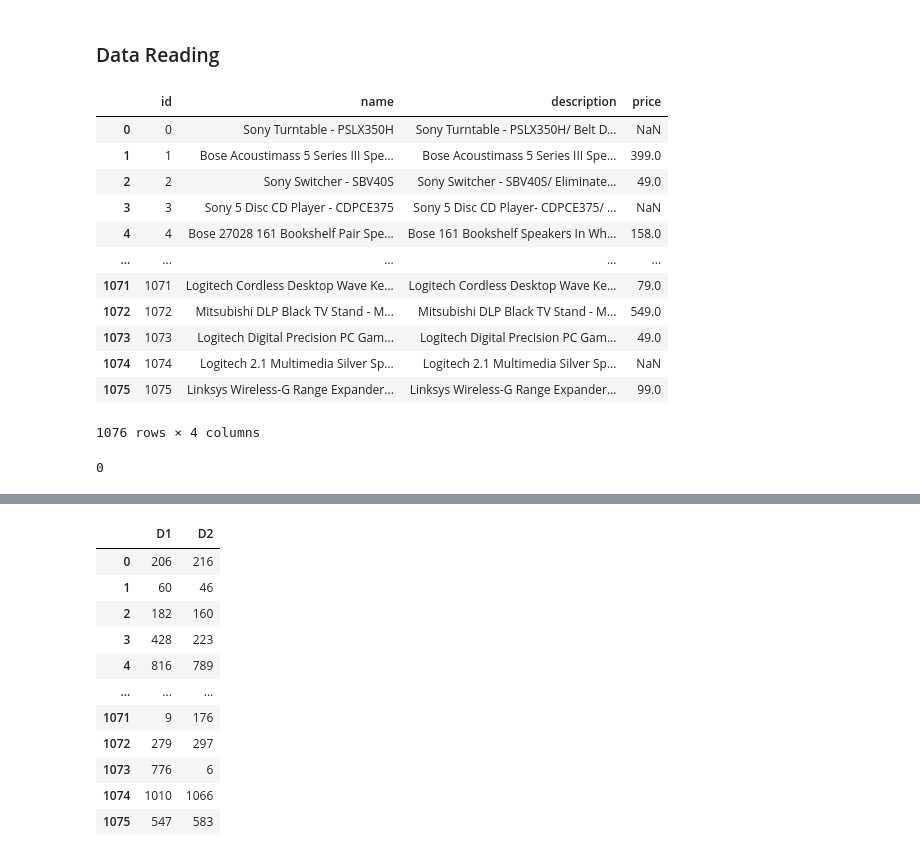
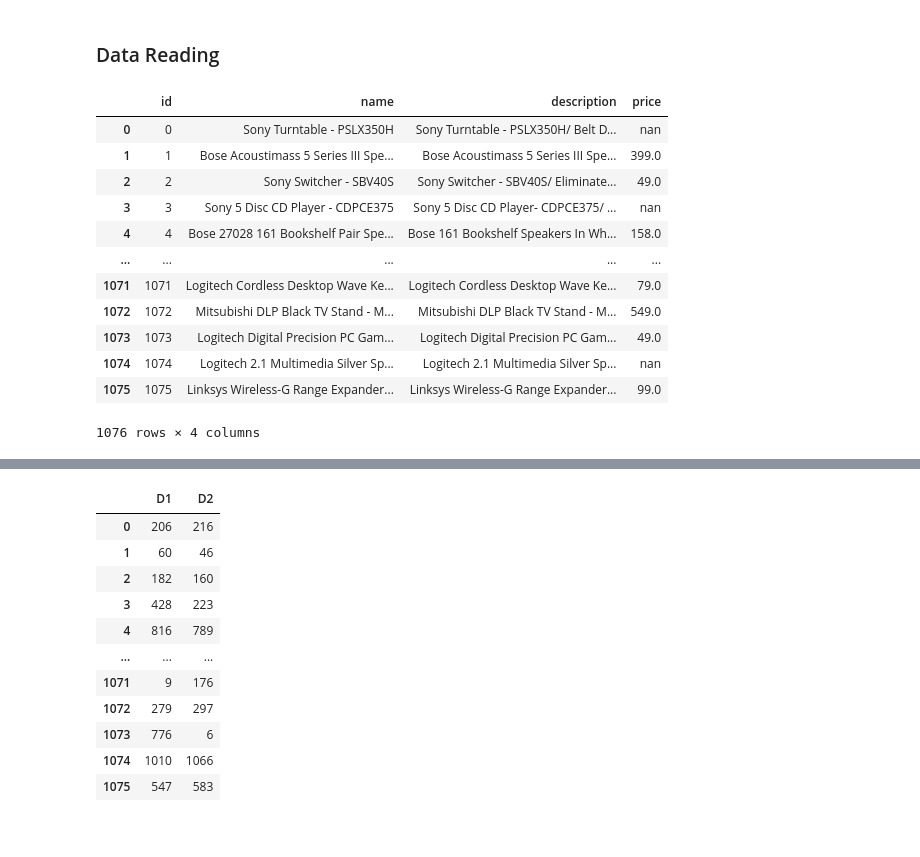
Before and after one commit to ilias6/Parallel-pyJedAI, a Jupyter notebook: src/clean_clean_er.ipynb, the cells around one changed output, grey strips where cells are left out. Cells and saved outputs as stored; diff of their text form; code cells hidden in the pictures.

```diff
--- a/src/clean_clean_er.ipynb
+++ b/src/clean_clean_er.ipynb
@@ -40,24 +37,22 @@ from evaluation.scores import Evaluation
 # %% [markdown]
 ### Data Reading
 # %%
-pd.read_csv(
-        "../data/D2/abt.csv", sep='|', engine='python'
-    )
+d1 = pd.read_csv("../data/D2/abt.csv", sep='|', engine='python').astype(str)
+d2 = pd.read_csv("../data/D2/buy.csv", sep='|', engine='python').astype(str)
+gt = pd.read_csv("../data/D2/gt.csv", sep='|', engine='python')
-# %% [output]
-|  | id | name | description | price |
-| 0 | 0 | Sony Turntable - PSLX350H | Sony Turntable - PSLX350H/ Belt D... | NaN |
-| 1 | 1 | Bose Acoustimass 5 Series III Spe... | Bose Acoustimass 5 Series III Spe... | 399.0 |
-| 2 | 2 | Sony Switcher - SBV40S | Sony Switcher - SBV40S/ Eliminate... | 49.0 |
-| 3 | 3 | Sony 5 Disc CD Player - CDPCE375 | Sony 5 Disc CD Player- CDPCE375/ ... | NaN |
-| 4 | 4 | Bose 27028 161 Bookshelf Pair Spe... | Bose 161 Bookshelf Speakers In Wh... | 158.0 |
-| ... | ... | ... | ... | ... |
-| 1071 | 1071 | Logitech Cordless Desktop Wave Ke... | Logitech Cordless Desktop Wave Ke... | 79.0 |
-| 1072 | 1072 | Mitsubishi DLP Black TV Stand - M... | Mitsubishi DLP Black TV Stand - M... | 549.0 |
-| 1073 | 1073 | Logitech Digital Precision PC Gam... | Logitech Digital Precision PC Gam... | 49.0 |
-| 1074 | 1074 | Logitech 2.1 Multimedia Silver Sp... | Logitech 2.1 Multimedia Silver Sp... | NaN |
-| 1075 | 1075 | Linksys Wireless-G Range Expander... | Linksys Wireless-G Range Expander... | 99.0 |
-1076 rows × 4 columns
-# %%
-pd.read_csv("../data/D2/gt.csv", sep='|', engine='python')['D1']
-# %% [output]
-0
+# %%
+d1
+# %% [output]
+|  | id | name | description | price |
+| 0 | 0 | Sony Turntable - PSLX350H | Sony Turntable - PSLX350H/ Belt D... | nan |
+| 1 | 1 | Bose Acoustimass 5 Series III Spe... | Bose Acoustimass 5 Series III Spe... | 399.0 |
+| 2 | 2 | Sony Switcher - SBV40S | Sony Switcher - SBV40S/ Eliminate... | 49.0 |
+| 3 | 3 | Sony 5 Disc CD Player - CDPCE375 | Sony 5 Disc CD Player- CDPCE375/ ... | nan |
+| 4 | 4 | Bose 27028 161 Bookshelf Pair Spe... | Bose 161 Bookshelf Speakers In Wh... | 158.0 |
+| ... | ... | ... | ... | ... |
+| 1071 | 1071 | Logitech Cordless Desktop Wave Ke... | Logitech Cordless Desktop Wave Ke... | 79.0 |
+| 1072 | 1072 | Mitsubishi DLP Black TV Stand - M... | Mitsubishi DLP Black TV Stand - M... | 549.0 |
+| 1073 | 1073 | Logitech Digital Precision PC Gam... | Logitech Digital Precision PC Gam... | 49.0 |
+| 1074 | 1074 | Logitech 2.1 Multimedia Silver Sp... | Logitech 2.1 Multimedia Silver Sp... | nan |
+| 1075 | 1075 | Linksys Wireless-G Range Expander... | Linksys Wireless-G Range Expander... | 99.0 |
+1076 rows × 4 columns
```
Also changed, not shown: parts of 15 cells of this notebook, 2 other files.
